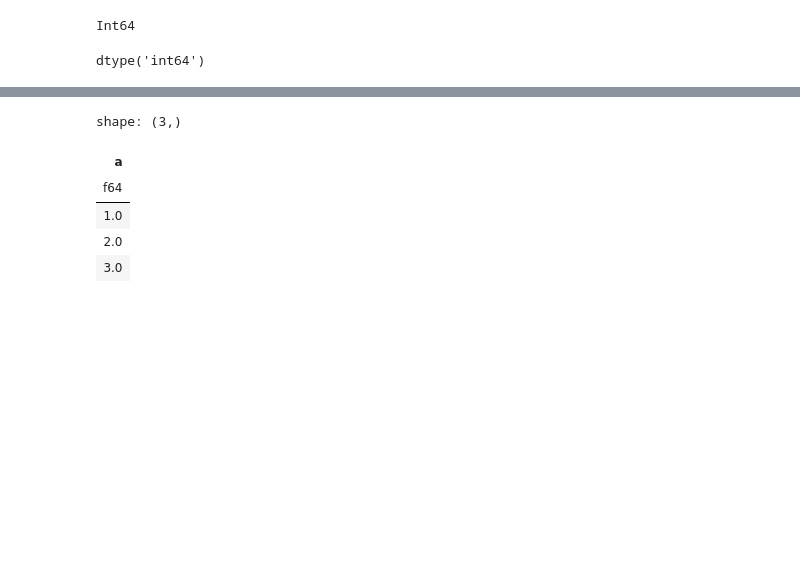
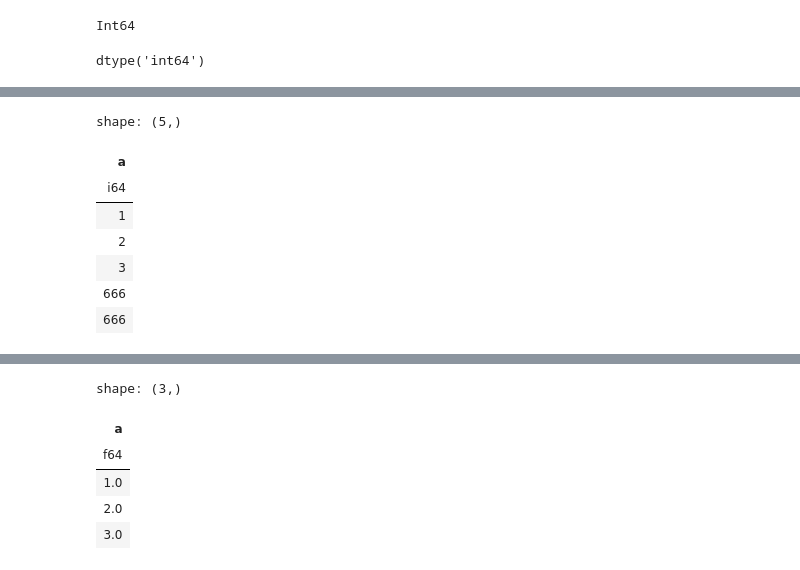
Before and after one commit to johnros/polars_demo, a Jupyter notebook: polars_to_preview.ipynb, the cells around one changed output, grey strips where cells are left out. Saved outputs shown, nothing was run; the diff lists cells and outputs as text; code cells hidden in the pictures; blank space fills up the shorter version.

```diff
--- a/polars_to_preview.ipynb
+++ b/polars_to_preview.ipynb
@@ -345,0 +395,11 @@ dtype('int64')
+# %%
+s.extend_constant(666, n=2)
+# %% [output]
+shape: (5,)
+| a |
+| i64 |
+| 1 |
+| 2 |
+| 3 |
+| 666 |
+| 666 |
```
Also changed, not shown: parts of 80 cells of this notebook, 1 other file.
